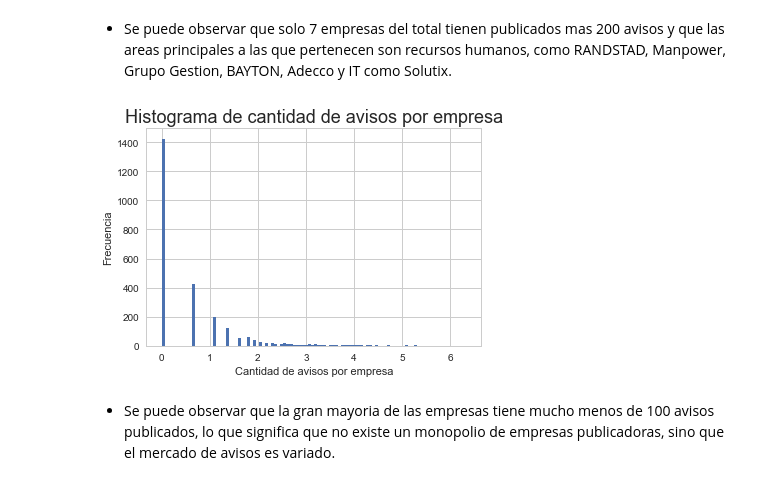
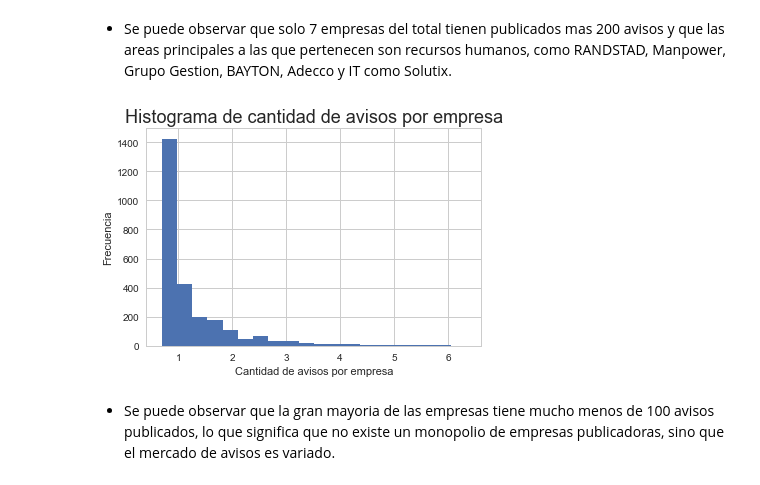
Before and after one commit to GastonMontes/75.06-Datos-TP1, a Jupyter notebook: Notebooks/Estudio_de_empresas.ipynb, the cells around one changed output. Saved outputs shown, nothing was run; the diff lists cells and outputs as text; code cells hidden in the pictures.

```diff
--- a/Notebooks/Estudio_de_empresas.ipynb
+++ b/Notebooks/Estudio_de_empresas.ipynb
@@ -11,7 +11,7 @@ import seaborn as sns
 
 %matplotlib inline
 plt.style.use('default')
-plt.rcParams['figure.figsize'] = (15, 10)
+plt.rcParams['figure.figsize'] = (10, 6)
 sns.set(style="whitegrid")
 # %%
 # Se asume que en la misma carpeta donde esta este archivo existe otra 'datos_navent_fiuba' con los csv.
@@ -46,12 +46,12 @@ Name: denominacion_empresa, dtype: object
 # %% [markdown]
 - Se puede observar que solo 7 empresas del total tienen publicados mas 200 avisos y que las areas principales a las que pertenecen son recursos  humanos, como RANDSTAD, Manpower, Grupo Gestion, BAYTON, Adecco y IT como Solutix.
 # %%
-g = (np.log(df_avisos_detalle['denominacion_empresa'].value_counts() + )).plot.hist(bins=100)
+g = (np.log(df_avisos_detalle['denominacion_empresa'].value_counts() + 1)).plot.hist(bins=20)
 g.set_title('Histograma de cantidad de avisos por empresa', fontsize=18);
 g.set_ylabel('Frecuencia');
 g.set_xlabel('Cantidad de avisos por empresa');
 # %% [output]
-[figure, old version]
+[figure, new version]
 # %% [markdown]
 - Se puede observar que la gran mayoria de las empresas tiene mucho menos de 100 avisos publicados, lo que significa que no existe un monopolio de empresas publicadoras, sino que el mercado de avisos es variado.
 # %% [markdown]
```
Also changed, not shown: parts of 17 cells of this notebook.
